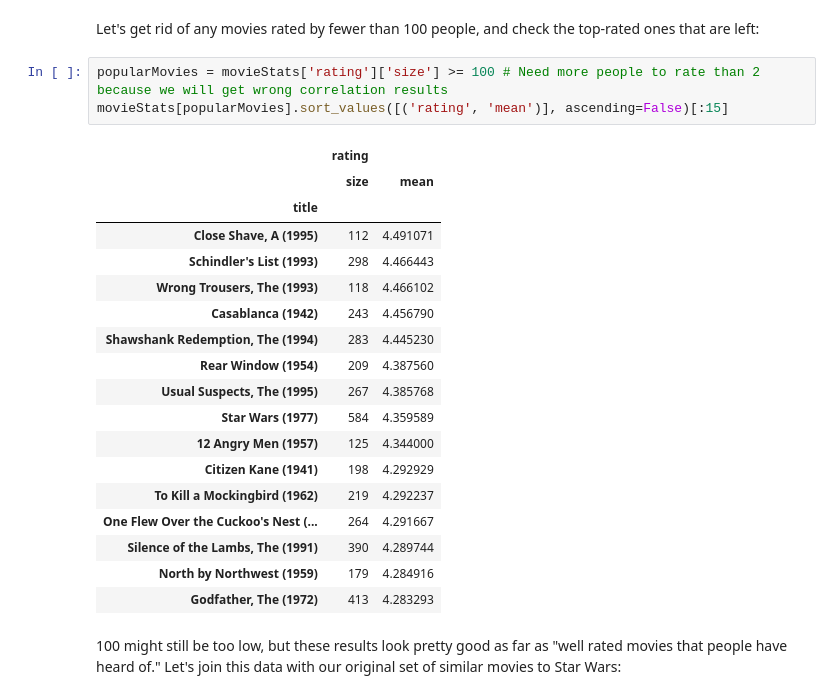
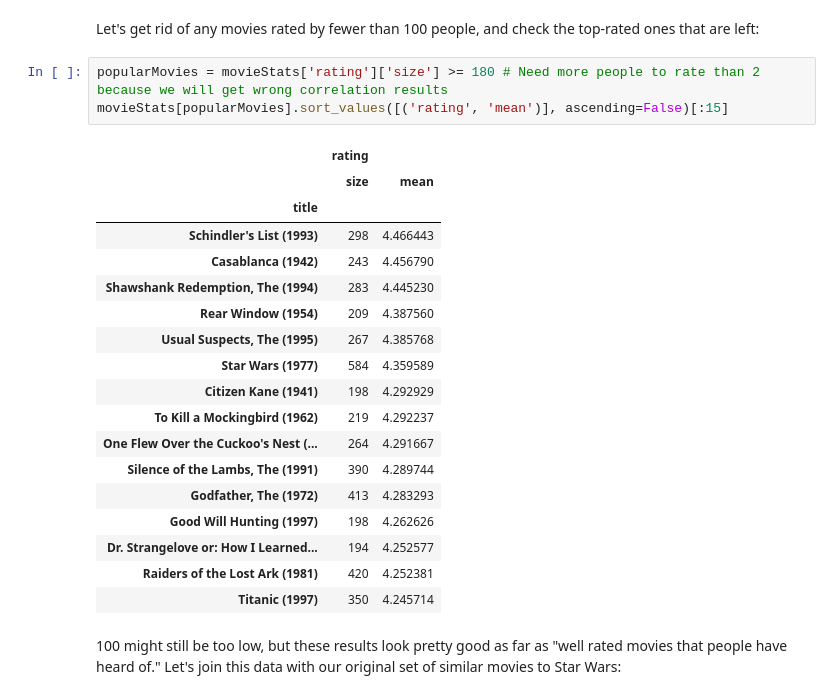
Before and after one commit to Vozikis/machine-learning, a Jupyter notebook: MLCourse/SimilarMovies.ipynb, the cells around one changed output. Drawn from its saved outputs; the diff is of its cells as text.

```diff
--- a/MLCourse/SimilarMovies.ipynb
+++ b/MLCourse/SimilarMovies.ipynb
@@ -109,27 +109,27 @@ movieStats.head()
 # %% [markdown]
 Let's get rid of any movies rated by fewer than 100 people, and check the top-rated ones that are left:
 # %%
-popularMovies = movieStats['rating']['size'] >= 100 # Need more people to rate than 2 because we will get wrong correlation results
+popularMovies = movieStats['rating']['size'] >= 180 # Need more people to rate than 2 because we will get wrong correlation results
 movieStats[popularMovies].sort_values([('rating', 'mean')], ascending=False)[:15]
 # %% [output]
 |  | rating |  |
 |  | size | mean |
 | title |  |  |
-| Close Shave, A (1995) | 112 | 4.491071 |
 | Schindler's List (1993) | 298 | 4.466443 |
-| Wrong Trousers, The (1993) | 118 | 4.466102 |
 | Casablanca (1942) | 243 | 4.456790 |
 | Shawshank Redemption, The (1994) | 283 | 4.445230 |
 | Rear Window (1954) | 209 | 4.387560 |
 | Usual Suspects, The (1995) | 267 | 4.385768 |
 | Star Wars (1977) | 584 | 4.359589 |
-| 12 Angry Men (1957) | 125 | 4.344000 |
 | Citizen Kane (1941) | 198 | 4.292929 |
 | To Kill a Mockingbird (1962) | 219 | 4.292237 |
 | One Flew Over the Cuckoo's Nest (... | 264 | 4.291667 |
 | Silence of the Lambs, The (1991) | 390 | 4.289744 |
-| North by Northwest (1959) | 179 | 4.284916 |
 | Godfather, The (1972) | 413 | 4.283293 |
+| Good Will Hunting (1997) | 198 | 4.262626 |
+| Dr. Strangelove or: How I Learned... | 194 | 4.252577 |
+| Raiders of the Lost Ark (1981) | 420 | 4.252381 |
+| Titanic (1997) | 350 | 4.245714 |
 # %% [markdown]
 100 might still be too low, but these results look pretty good as far as "well rated movies that people have heard of." Let's join this data with our original set of similar movies to Star Wars:
 # %%
```
Also changed, not shown: parts of 2 cells of this notebook.
